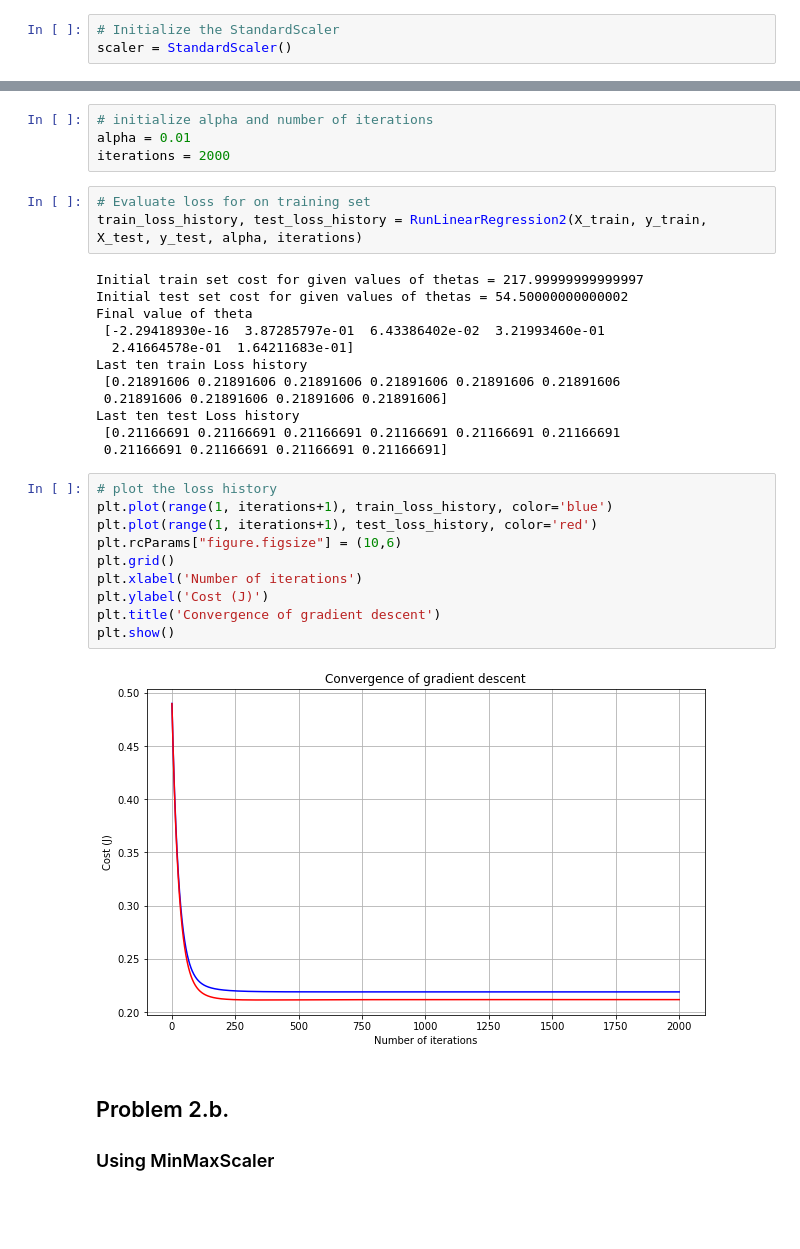
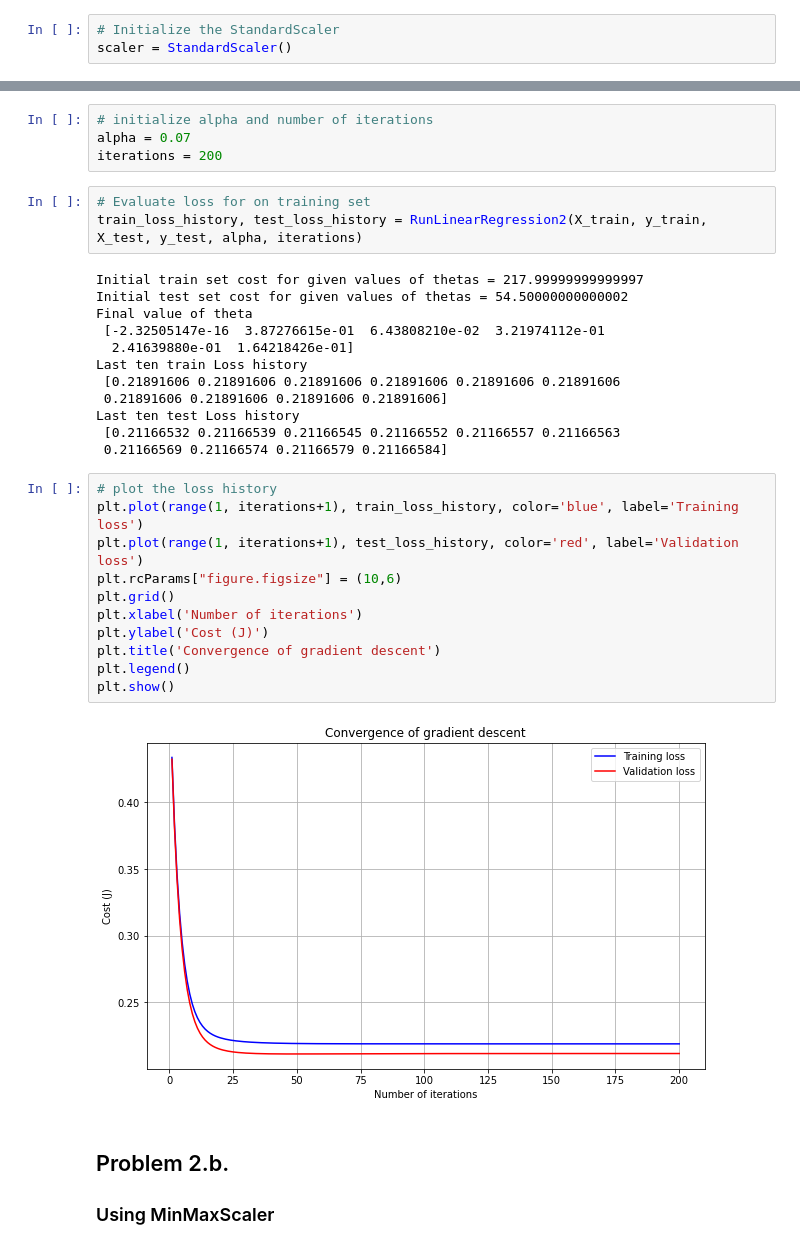
Before and after one commit to claudeshyaka/ml, a Jupyter notebook: P1HousePricePrediction.ipynb, the cells around one changed output, grey strips where cells are left out. Drawn from its saved outputs; the diff is of its cells as text; blank space fills up the shorter version.

```diff
--- a/P1HousePricePrediction.ipynb
+++ b/P1HousePricePrediction.ipynb
@@ -426,8 +445,8 @@ y_test = y_norm_test.values
 X_test = X_norm_test.values
 # %%
 # initialize alpha and number of iterations
-alpha = 0.01
-iterations = 2000
+alpha = 0.07
+iterations = 200
 # %%
 # Evaluate loss for on training set
 train_loss_history, test_loss_history = RunLinearRegression2(X_train, y_train, X_test, y_test, alpha, iterations)
@@ -435,26 +454,27 @@ train_loss_history, test_loss_history = RunLinearRegression2(X_train, y_train, X
 Initial train set cost for given values of thetas = 217.99999999999997
 Initial test set cost for given values of thetas = 54.50000000000002
 Final value of theta
- [-2.29418930e-16  3.87285797e-01  6.43386402e-02  3.21993460e-01
-  2.41664578e-01  1.64211683e-01]
+ [-2.32505147e-16  3.87276615e-01  6.43808210e-02  3.21974112e-01
+  2.41639880e-01  1.64218426e-01]
 Last ten train Loss history
  [0.21891606 0.21891606 0.21891606 0.21891606 0.21891606 0.21891606
  0.21891606 0.21891606 0.21891606 0.21891606]
 Last ten test Loss history
- [0.21166691 0.21166691 0.21166691 0.21166691 0.21166691 0.21166691
- 0.21166691 0.21166691 0.21166691 0.21166691]
+ [0.21166532 0.21166539 0.21166545 0.21166552 0.21166557 0.21166563
+ 0.21166569 0.21166574 0.21166579 0.21166584]
 # %%
 # plot the loss history
-plt.plot(range(1, iterations+1), train_loss_history, color='blue')
-plt.plot(range(1, iterations+1), test_loss_history, color='red')
+plt.plot(range(1, iterations+1), train_loss_history, color='blue', label='Training loss')
+plt.plot(range(1, iterations+1), test_loss_history, color='red', label='Validation loss')
 plt.rcParams["figure.figsize"] = (10,6)
 plt.grid()
 plt.xlabel('Number of iterations')
 plt.ylabel('Cost (J)')
 plt.title('Convergence of gradient descent')
+plt.legend()
 plt.show()
 # %% [output]
-[figure, old version]
+[figure, new version]
 # %% [markdown]
 ## Problem 2.b.
 ### Using MinMaxScaler
```
Also changed, not shown: parts of 31 cells of this notebook, 2 other files.
